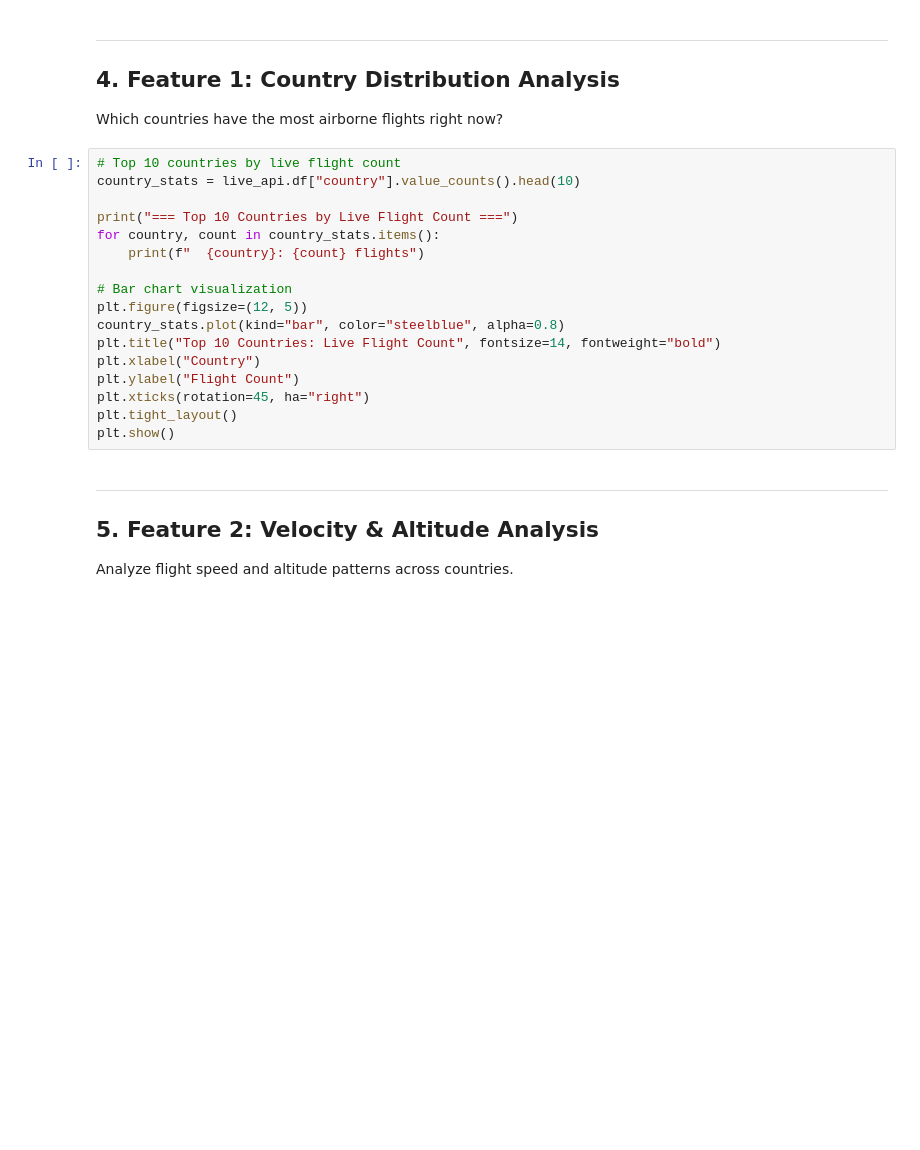
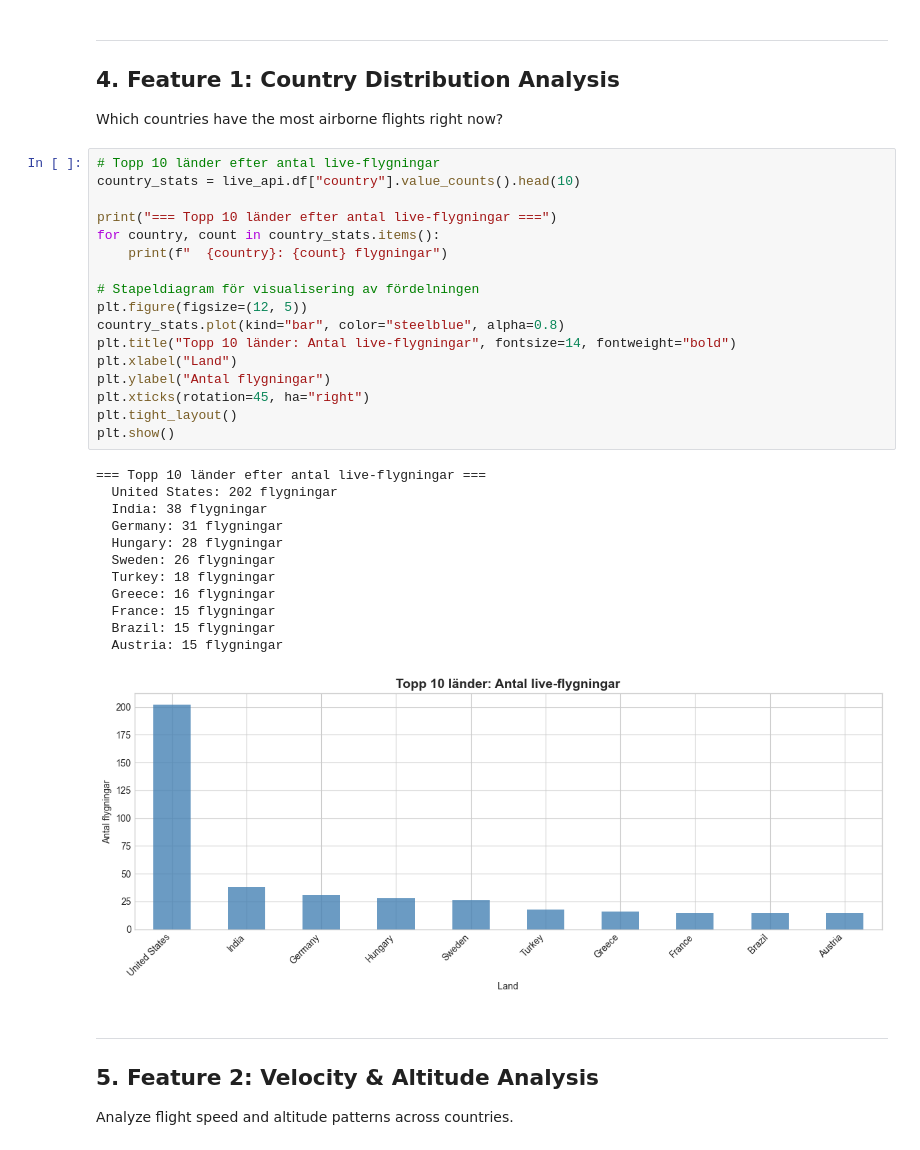
Before and after one commit to shaolinzhou/flight-trend-analyzer, a Jupyter notebook: flight_analyzer.ipynb, the cells around one changed output. Saved outputs shown, nothing was run; the diff lists cells and outputs as text; blank space fills up the shorter version.

```diff
--- a/flight_analyzer.ipynb
+++ b/flight_analyzer.ipynb
@@ -55,22 +277,35 @@ else:
 
 Which countries have the most airborne flights right now?
 # %%
-# Top 10 countries by live flight count
+# Topp 10 länder efter antal live-flygningar
 country_stats = live_api.df["country"].value_counts().head(10)
 
-print("=== Top 10 Countries by Live Flight Count ===")
+print("=== Topp 10 länder efter antal live-flygningar ===")
 for country, count in country_stats.items():
-    print(f"  {country}: {count} flights")
+    print(f"  {country}: {count} flygningar")
 
-# Bar chart visualization
+# Stapeldiagram för visualisering av fördelningen
 plt.figure(figsize=(12, 5))
 country_stats.plot(kind="bar", color="steelblue", alpha=0.8)
-plt.title("Top 10 Countries: Live Flight Count", fontsize=14, fontweight="bold")
-plt.xlabel("Country")
-plt.ylabel("Flight Count")
+plt.title("Topp 10 länder: Antal live-flygningar", fontsize=14, fontweight="bold")
+plt.xlabel("Land")
+plt.ylabel("Antal flygningar")
 plt.xticks(rotation=45, ha="right")
 plt.tight_layout()
 plt.show()
+# %% [output]
+=== Topp 10 länder efter antal live-flygningar ===
+  United States: 202 flygningar
+  India: 38 flygningar
+  Germany: 31 flygningar
+  Hungary: 28 flygningar
+  Sweden: 26 flygningar
+  Turkey: 18 flygningar
+  Greece: 16 flygningar
+  France: 15 flygningar
+  Brazil: 15 flygningar
+  Austria: 15 flygningar
+[figure, added]
 # %% [markdown]
 ---
 ## 5. Feature 2: Velocity & Altitude Analysis
```
Also changed, not shown: parts of 11 cells of this notebook, 4 other files.
